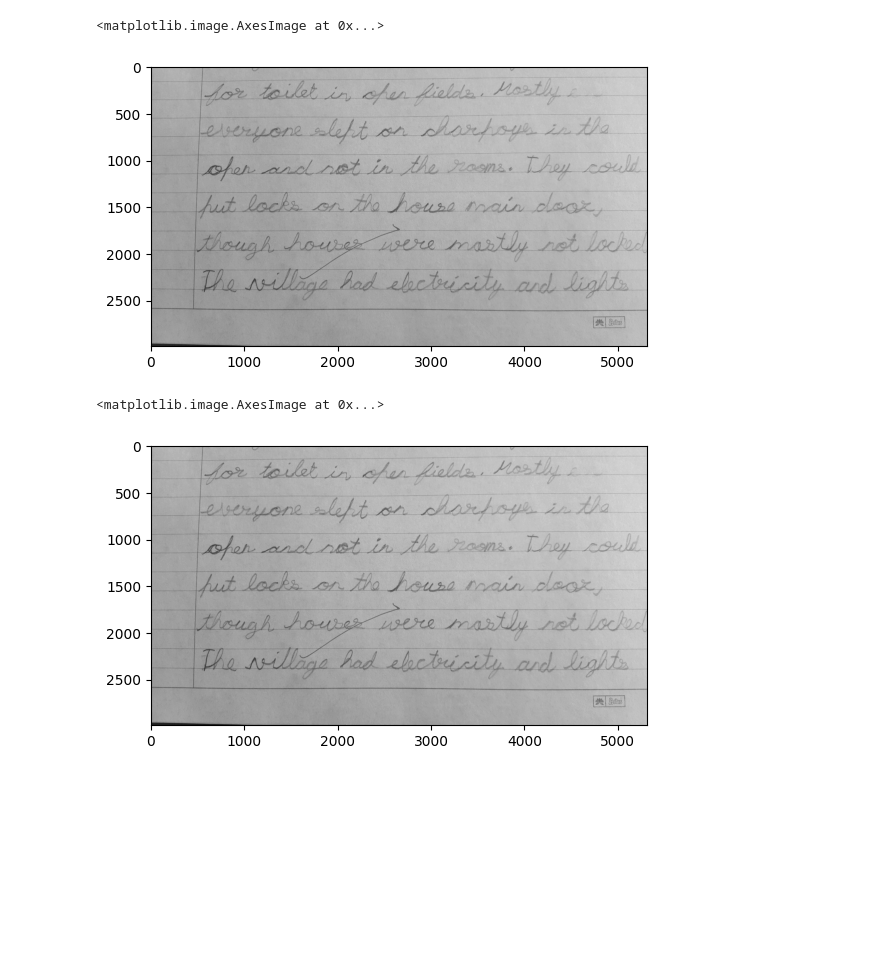
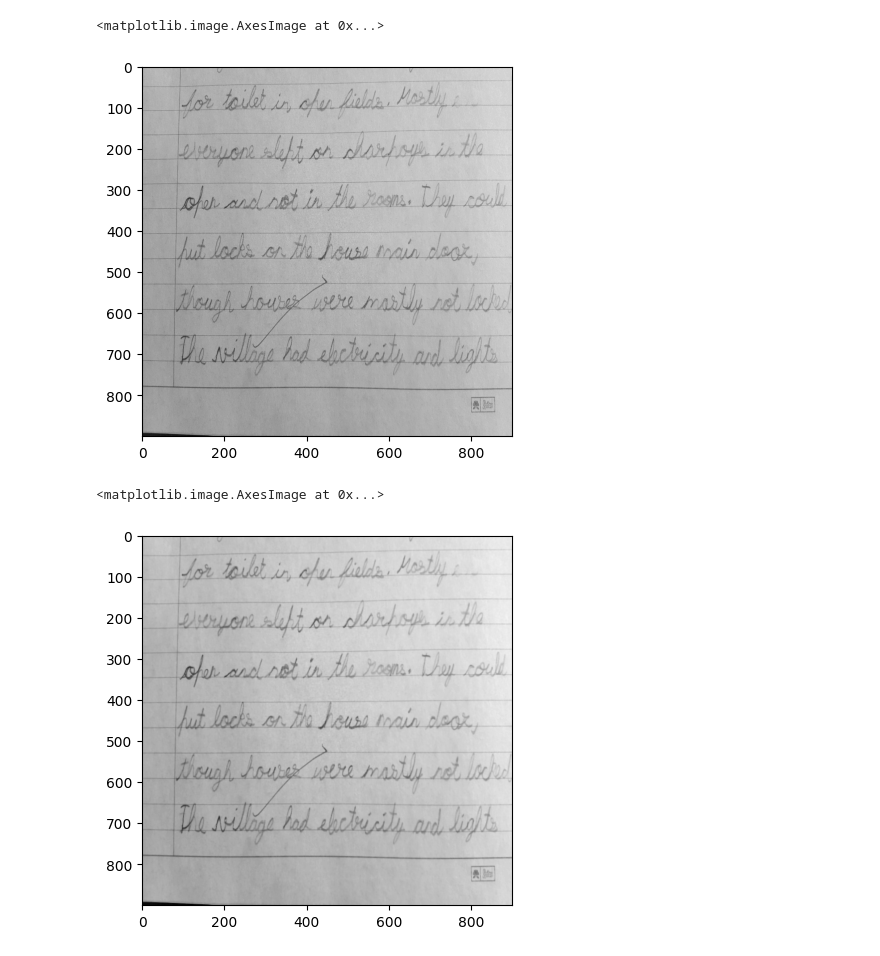
Before and after one commit to SigmaMind-Research/dysgraphia, a Jupyter notebook: baseline_angle.ipynb, the cells around one changed output. Cells and saved outputs as stored; diff of their text form; code cells hidden in the pictures; blank space fills up the shorter version.

```diff
--- a/baseline_angle.ipynb
+++ b/baseline_angle.ipynb
@@ -5,15 +5,16 @@ import matplotlib.pyplot as plt
 # %%
 img=cv2.imread('temp.jpg')
 img=cv2.cvtColor(img,cv2.COLOR_BGR2GRAY)
+img=cv2.resize(img,(900,900))
 #img=255-img
 plt.imshow(img,cmap='gray')
 # %% [output]
 <matplotlib.image.AxesImage at 0x...>
-[figure, old version]
+[figure, new version]
 # %%
 filtered_image= cv2.bilateralFilter(img, 5, 50, 50)
 plt.imshow(filtered_image,cmap='gray')
 # %% [output]
 <matplotlib.image.AxesImage at 0x...>
-[figure, old version]
+[figure, new version]
 # %%
```
Also changed, not shown: parts of 4 cells of this notebook, 3 other files.
